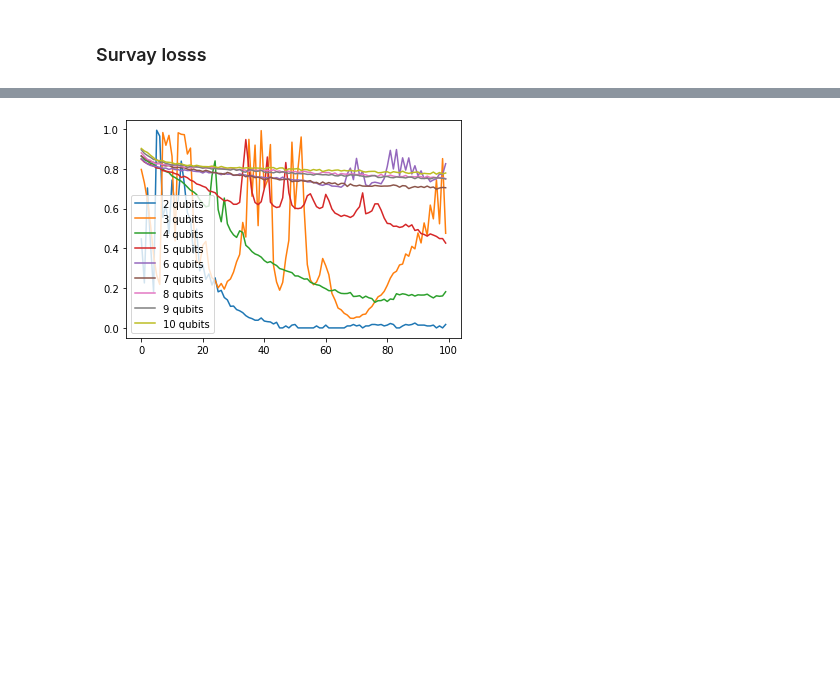
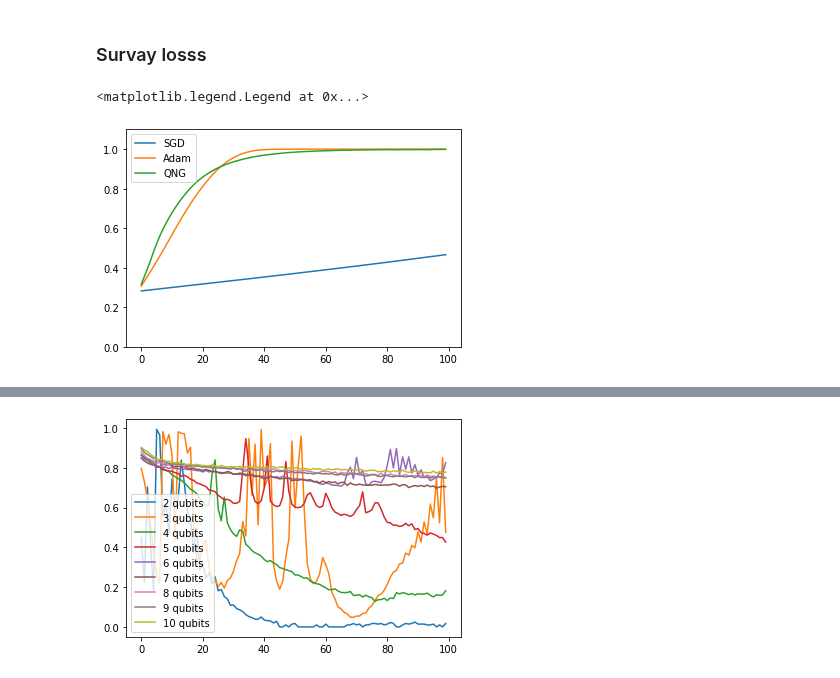
Before and after one commit to vutuanhai237/UC-VQA, a Jupyter notebook: codes/graph_ansatz/plot_compare_ansatz.ipynb, the cells around one changed output, grey strips where cells are left out. Cells and saved outputs as stored; diff of their text form; code cells hidden in the pictures; blank space fills up the shorter version.

```diff
--- a/codes/graph_ansatz/plot_compare_ansatz.ipynb
+++ b/codes/graph_ansatz/plot_compare_ansatz.ipynb
@@ -4,4 +4,25 @@ import numpy as np
 from matplotlib import pyplot as plt
 # %% [markdown]
 ### Survay losss
+# %%
+state = 'w'
+ansatz = 'linear_ansatz_'
+path = "../../experiments/" + ansatz + state + "/" + str(3) + '/fidelities_sgd.csv'
+fidelities1 = pd.read_csv(path, sep=",", header=None)
+fidelities1 = fidelities1.applymap(lambda s: complex(s.replace('i', 'j'))).values
+path = "../../experiments/" + ansatz + state + "/" + str(3) + '/fidelities_adam.csv'
+fidelities2 = pd.read_csv(path, sep=",", header=None)
+fidelities2 = fidelities2.applymap(lambda s: complex(s.replace('i', 'j'))).values
+path = "../../experiments/" + ansatz + state + "/" + str(3) + '/fidelities_qng.csv'
+fidelities3 = pd.read_csv(path, sep=",", header=None)
+fidelities3 = fidelities3.applymap(lambda s: complex(s.replace('i', 'j'))).values
+plt.ylim(0, 1.1)
+plt.plot(fidelities1, label = 'SGD')
+plt.plot(fidelities2, label = 'Adam')
+plt.plot(fidelities3, label = 'QNG')
+# plt.savefig(state.upper() + ' state - ' + ansatz + '.eps', dpi = 1000)
+plt.legend()
+# %% [output]
+<matplotlib.legend.Legend at 0x...>
+[figure, added]
 # %%
```
Also changed, not shown: parts of 1 cell of this notebook, 18 other files.
